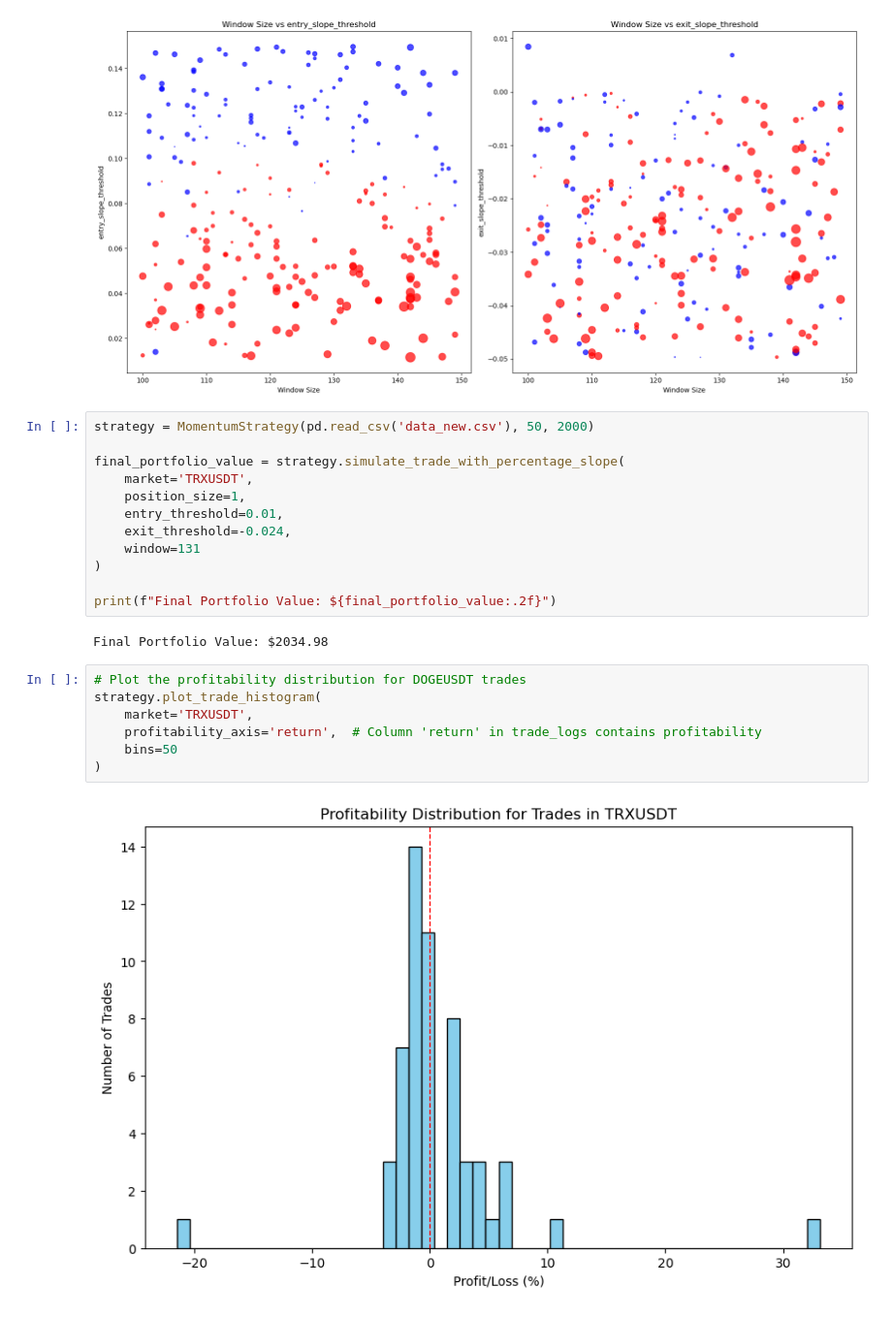
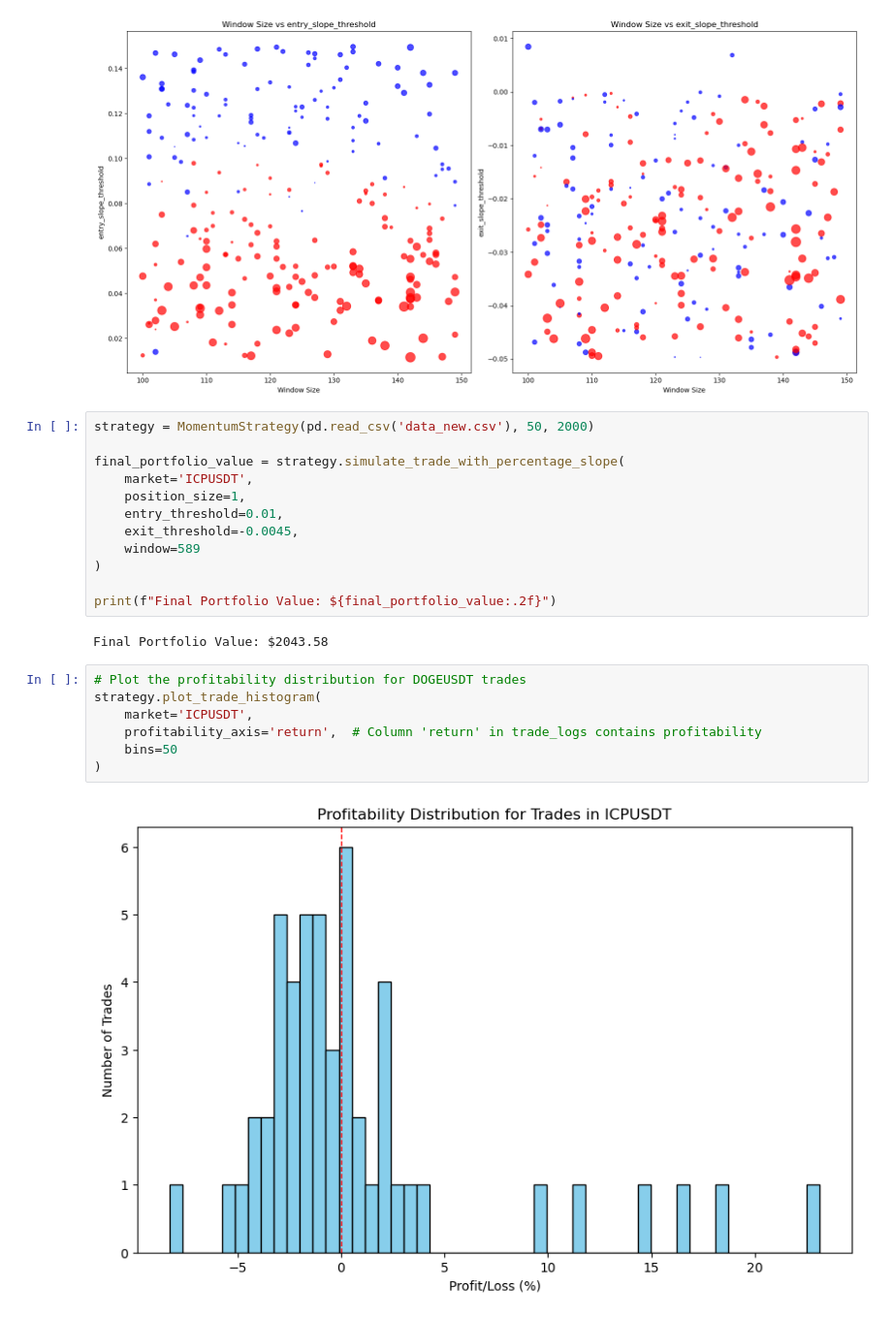
Before and after one commit to Tsharkowill/bol_trading_bot, a Jupyter notebook: analysis/percent_slope_simulation.ipynb, the cells around one changed output. Shown at 97% size. Cells and saved outputs as stored; diff of their text form.

```diff
--- a/analysis/percent_slope_simulation.ipynb
+++ b/analysis/percent_slope_simulation.ipynb
@@ -737,22 +779,22 @@ plt.show()
 strategy = MomentumStrategy(pd.read_csv('data_new.csv'), 50, 2000)
 
 final_portfolio_value = strategy.simulate_trade_with_percentage_slope(
-    market='TRXUSDT',
+    market='ICPUSDT',
     position_size=1,
     entry_threshold=0.01,
-    exit_threshold=-0.024,
-    window=131
+    exit_threshold=-0.0045,
+    window=589
 )
 
 print(f"Final Portfolio Value: ${final_portfolio_value:.2f}")
 # %% [output]
-Final Portfolio Value: $2034.98
+Final Portfolio Value: $2043.58
 # %%
 # Plot the profitability distribution for DOGEUSDT trades
 strategy.plot_trade_histogram(
-    market='TRXUSDT',
+    market='ICPUSDT',
     profitability_axis='return',  # Column 'return' in trade_logs contains profitability
     bins=50
 )
 # %% [output]
-[figure, old version]
+[figure, new version]
```
Also changed, not shown: parts of 11 cells of this notebook, 6 other files.
